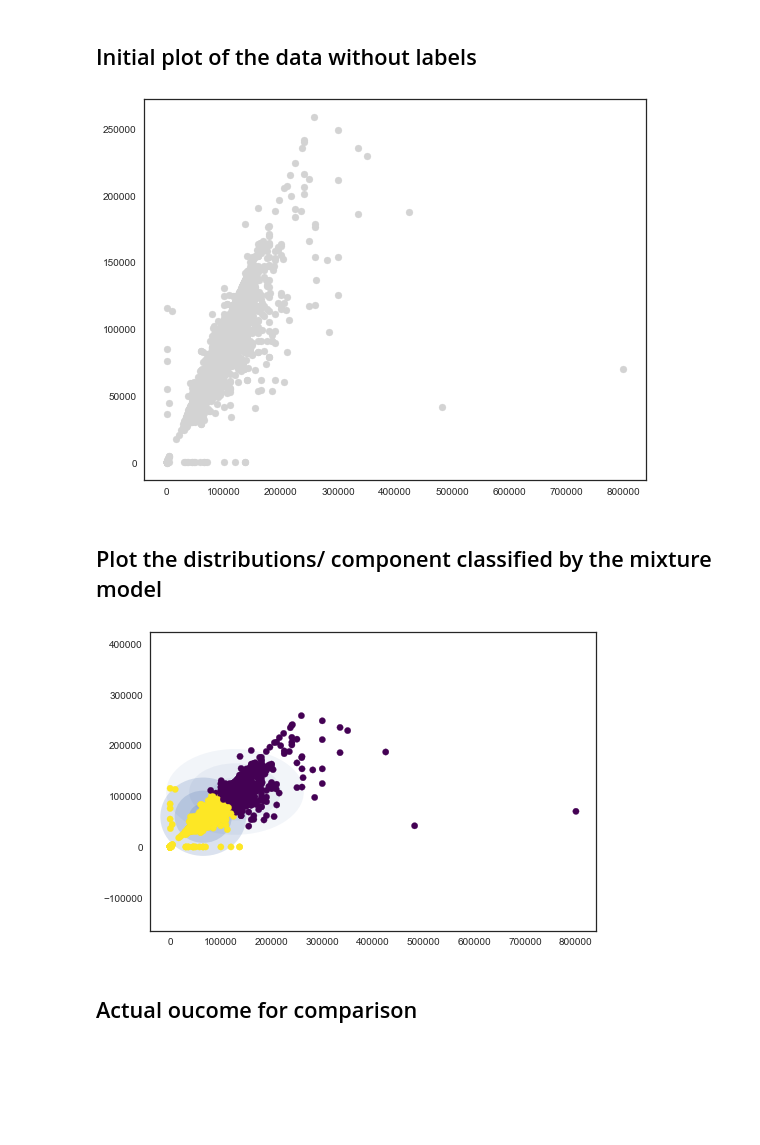
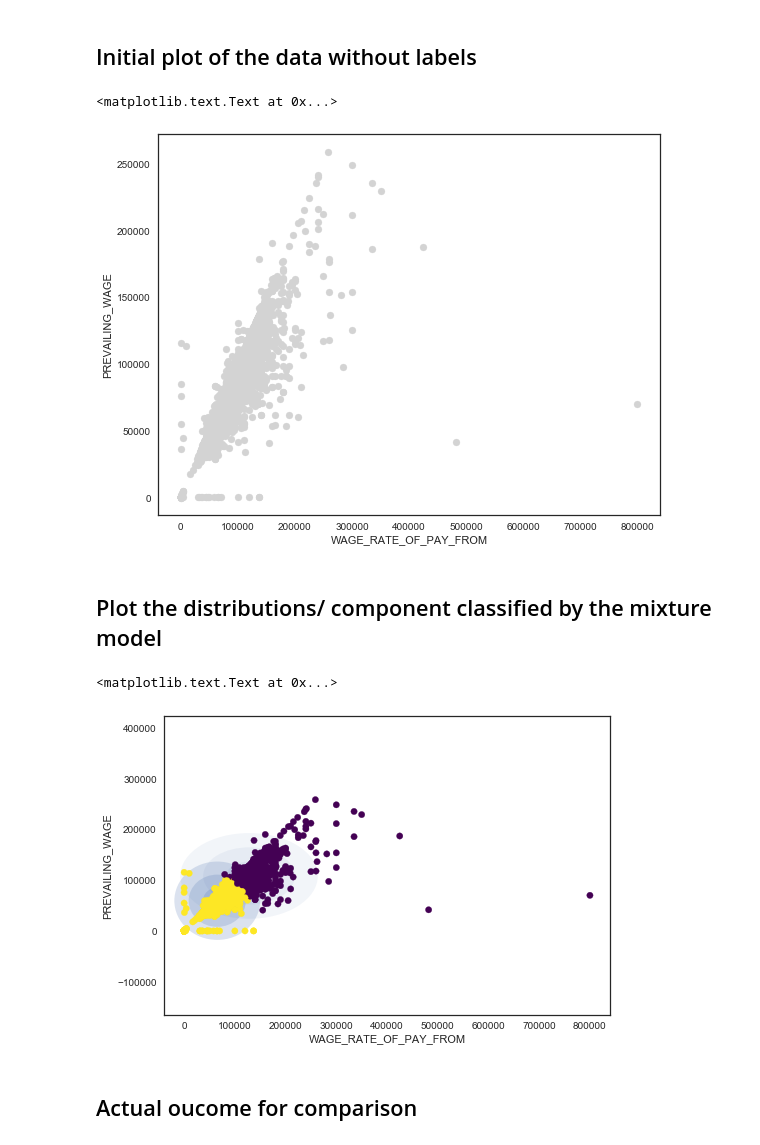
Before and after one commit to Kia0615/H1B_Bayesian, a Jupyter notebook: ML Midterm Project.ipynb, the cells around one changed output. Cells and saved outputs as stored; diff of their text form; code cells hidden in the pictures; blank space fills up the shorter version.

```diff
--- a/ML Midterm Project.ipynb
+++ b/ML Midterm Project.ipynb
@@ -643,8 +667,11 @@ data = mix_df.as_matrix()
 fig = plt.figure(figsize=[9,7])
 
 ax = plt.scatter(data[:,0],data[:,1],c='lightgray',s=48,cmap=plt.colormaps()[29])
+plt.xlabel("WAGE_RATE_OF_PAY_FROM")
+plt.ylabel("PREVAILING_WAGE")
 # %% [output]
+<matplotlib.text.Text at 0x...>
-[figure, old version]
+[figure, new version]
 # %% [markdown]
 ## Plot the distributions/ component classified by the mixture model
 # %%
@@ -682,9 +709,12 @@ def plot_gmm(gmm, X, label=True, ax=None):
 # %%
 # Gausian mixture model
 gmm = GMM(n_components=2, random_state=42)
 plot_gmm(gmm, data)
+plt.xlabel("WAGE_RATE_OF_PAY_FROM")
+plt.ylabel("PREVAILING_WAGE")
 # %% [output]
+<matplotlib.text.Text at 0x...>
-[figure, old version]
+[figure, new version]
 # %% [markdown]
 ## Actual oucome for comparison
 # %%
```
Also changed, not shown: parts of 14 cells of this notebook.
